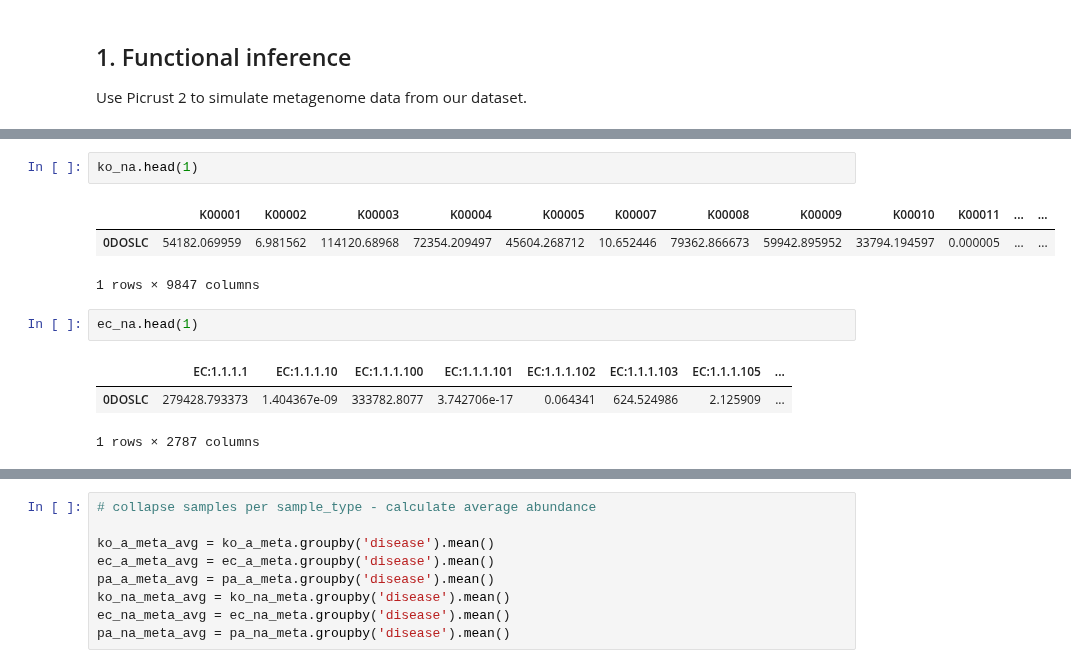
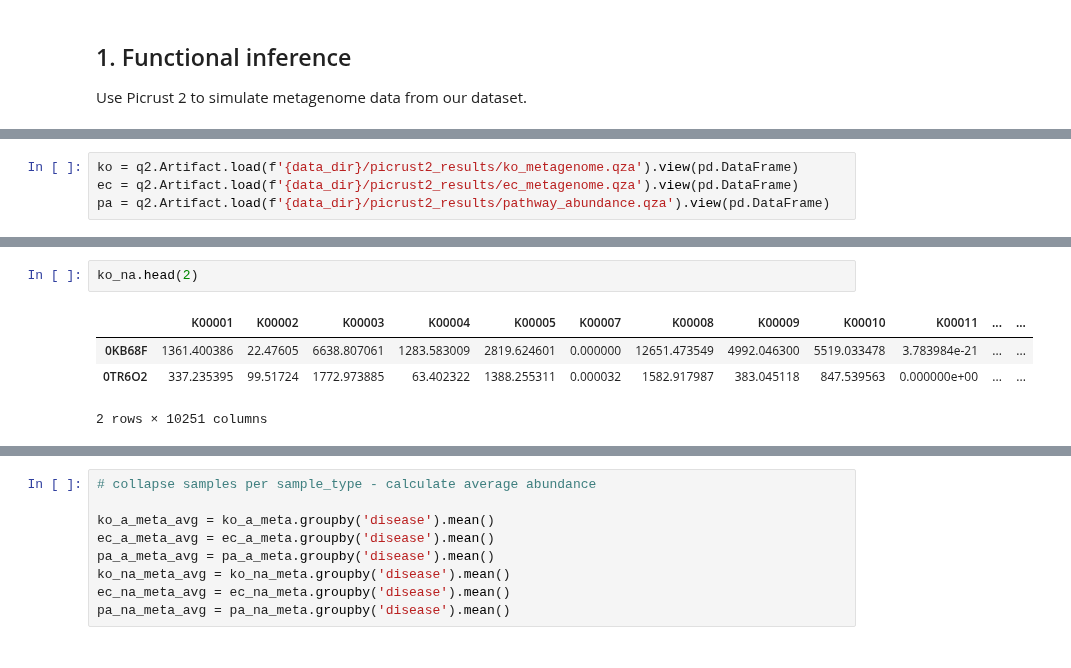
Before and after one commit to banucavlak/alien-cancer-cure, a Jupyter notebook: src-analysis/8_functional_prediction.ipynb, the cells around one changed output, grey strips where cells are left out. Drawn from its saved outputs; the diff is of its cells as text.

```diff
--- a/src-analysis/8_functional_prediction.ipynb
+++ b/src-analysis/8_functional_prediction.ipynb
@@ -66,0 +94,4 @@ Saved FeatureTable[Frequency] to: shared_data//picrust2_results/pathway_abundanc
+# %%
+ko = q2.Artifact.load(f'{data_dir}/picrust2_results/ko_metagenome.qza').view(pd.DataFrame)
+ec = q2.Artifact.load(f'{data_dir}/picrust2_results/ec_metagenome.qza').view(pd.DataFrame)
+pa = q2.Artifact.load(f'{data_dir}/picrust2_results/pathway_abundance.qza').view(pd.DataFrame)
@@ -142,12 +232,7 @@ pa_na = q2.Artifact.load(f'{data_dir}/picrust2_results/pathway_abundance_not_abd
 # %%
-ko_na.head(1)
+ko_na.head(2)
 # %% [output]
 |  | K00001 | K00002 | K00003 | K00004 | K00005 | K00007 | K00008 | K00009 | K00010 | K00011 | ... | ... |
-| 0DOSLC | 54182.069959 | 6.981562 | 114120.68968 | 72354.209497 | 45604.268712 | 10.652446 | 79362.866673 | 59942.895952 | 33794.194597 | 0.000005 | ... | ... |
+| 0KB68F | 1361.400386 | 22.47605 | 6638.807061 | 1283.583009 | 2819.624601 | 0.000000 | 12651.473549 | 4992.046300 | 5519.033478 | 3.783984e-21 | ... | ... |
+| 0TR6O2 | 337.235395 | 99.51724 | 1772.973885 | 63.402322 | 1388.255311 | 0.000032 | 1582.917987 | 383.045118 | 847.539563 | 0.000000e+00 | ... | ... |
-1 rows × 9847 columns
+2 rows × 10251 columns
-# %%
-ec_na.head(1)
-# %% [output]
-|  | EC:1.1.1.1 | EC:1.1.1.10 | EC:1.1.1.100 | EC:1.1.1.101 | EC:1.1.1.102 | EC:1.1.1.103 | EC:1.1.1.105 | ... |
-| 0DOSLC | 279428.793373 | 1.404367e-09 | 333782.8077 | 3.742706e-17 | 0.064341 | 624.524986 | 2.125909 | ... |
-1 rows × 2787 columns
```
Also changed, not shown: parts of 50 cells of this notebook, 39 other files.
